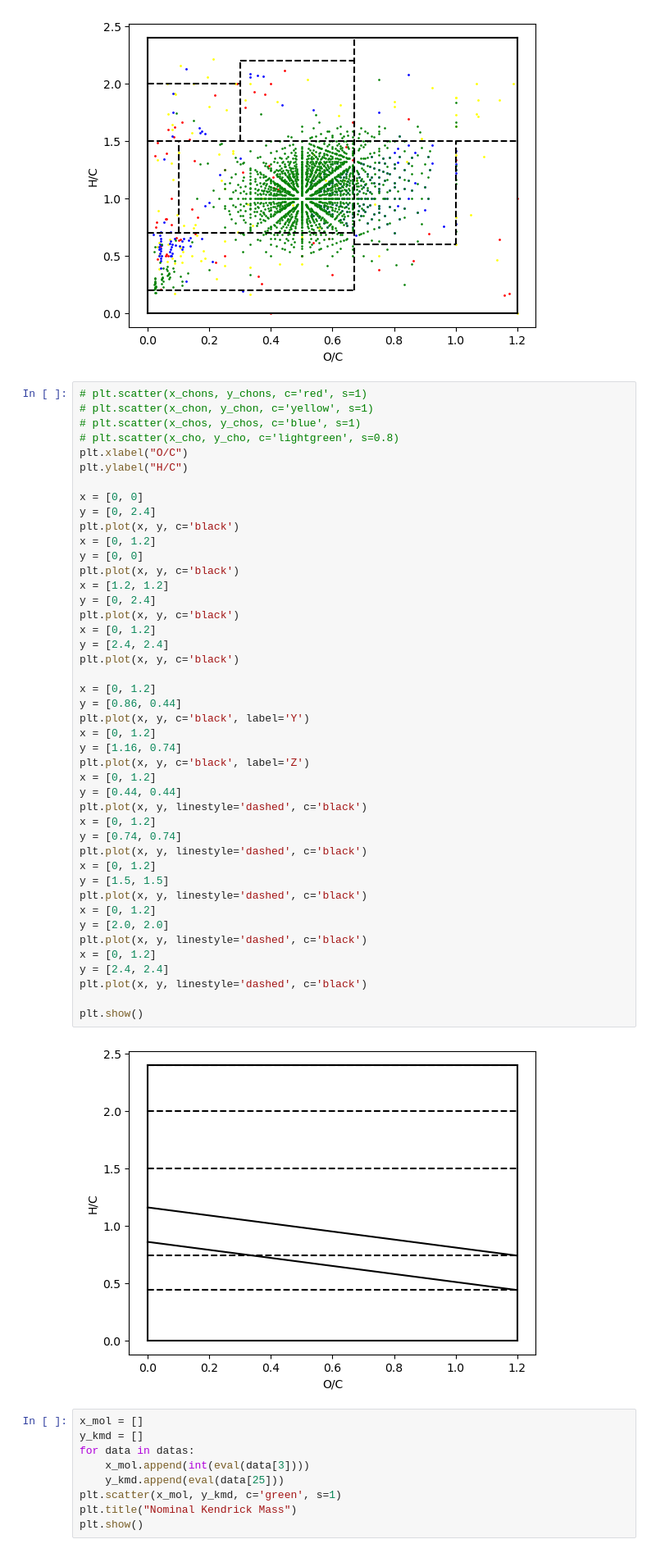
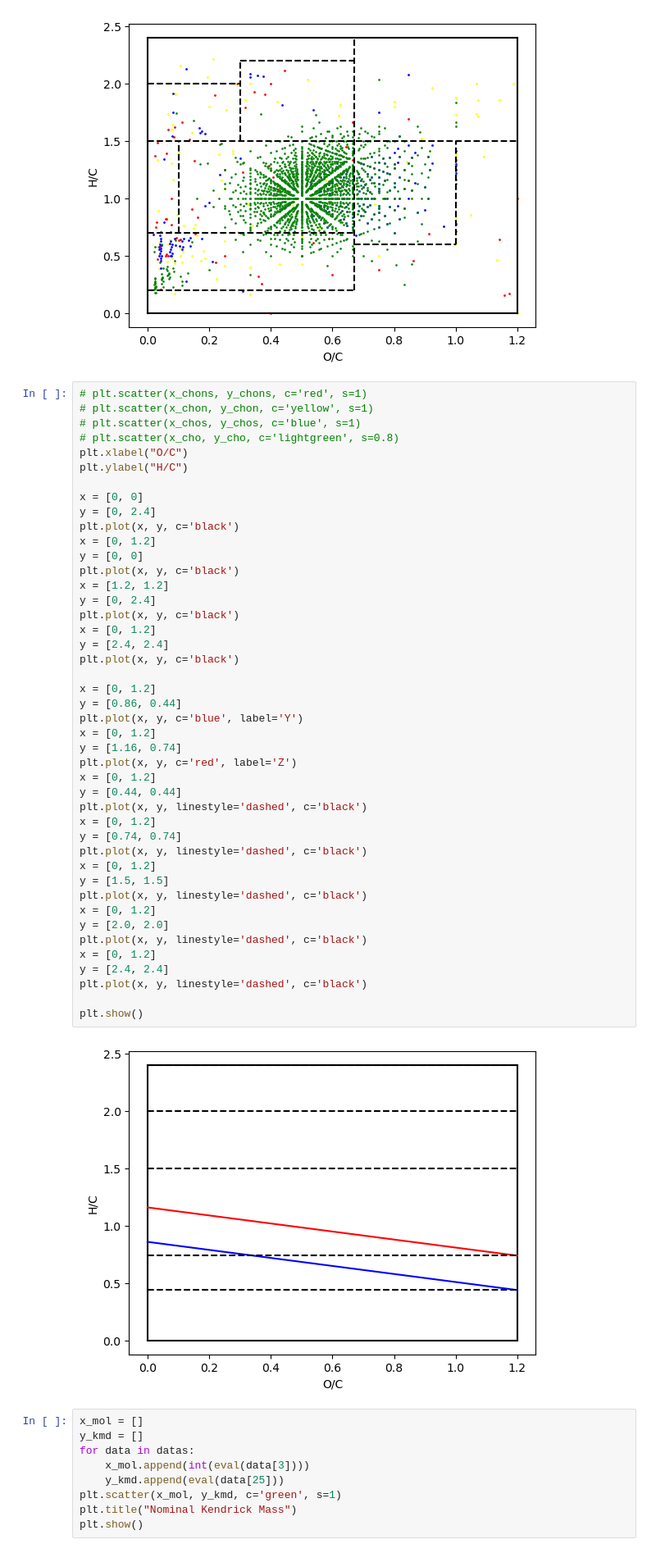
Before and after one commit to Cindyweizheng/School-Projects, a Jupyter notebook: 画图/pyplot_work1.ipynb, the cells around one changed output. Shown at 82% size. Drawn from its saved outputs; the diff is of its cells as text.

```diff
--- a/画图/pyplot_work1.ipynb
+++ b/画图/pyplot_work1.ipynb
@@ -159,36 +159,36 @@ y = [0, 0]
 plt.plot(x, y, c='black')
 x = [1.2, 1.2]
 y = [0, 2.4]
 plt.plot(x, y, c='black')
 x = [0, 1.2]
 y = [2.4, 2.4]
 plt.plot(x, y, c='black')
 
 x = [0, 1.2]
 y = [0.86, 0.44]
-plt.plot(x, y, c='black', label='Y')
+plt.plot(x, y, c='blue', label='Y')
 x = [0, 1.2]
 y = [1.16, 0.74]
-plt.plot(x, y, c='black', label='Z')
+plt.plot(x, y, c='red', label='Z')
 x = [0, 1.2]
 y = [0.44, 0.44]
 plt.plot(x, y, linestyle='dashed', c='black')
 x = [0, 1.2]
 y = [0.74, 0.74]
 plt.plot(x, y, linestyle='dashed', c='black')
 x = [0, 1.2]
 y = [1.5, 1.5]
 plt.plot(x, y, linestyle='dashed', c='black')
 x = [0, 1.2]
 y = [2.0, 2.0]
 plt.plot(x, y, linestyle='dashed', c='black')
 x = [0, 1.2]
 y = [2.4, 2.4]
 plt.plot(x, y, linestyle='dashed', c='black')
 
 plt.show()
 # %% [output]
-[figure, old version]
+[figure, new version]
 # %%
 x_mol = []
 y_kmd = []
```
Also changed, not shown: parts of 1 cell of this notebook, 6 other files.
